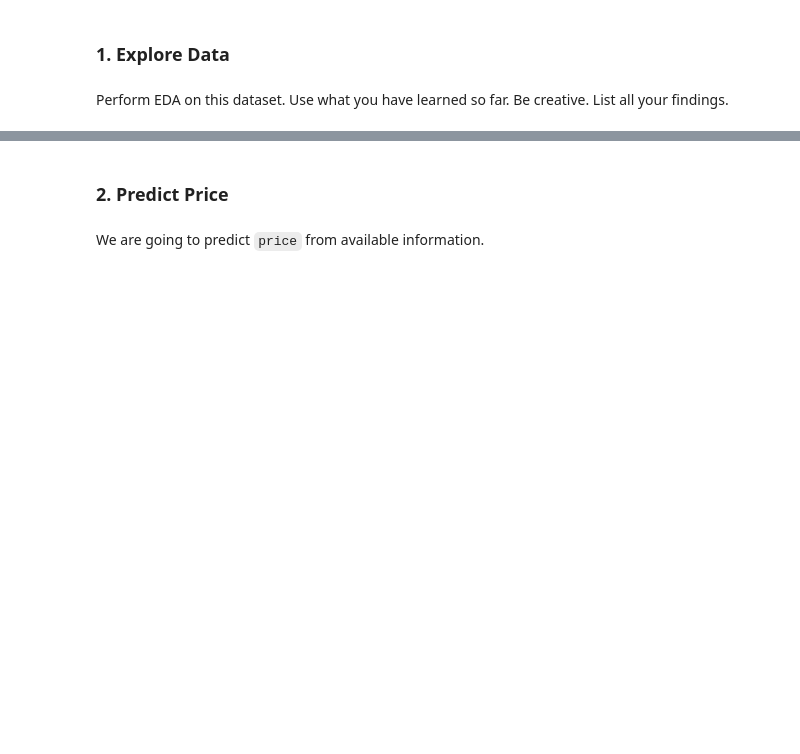
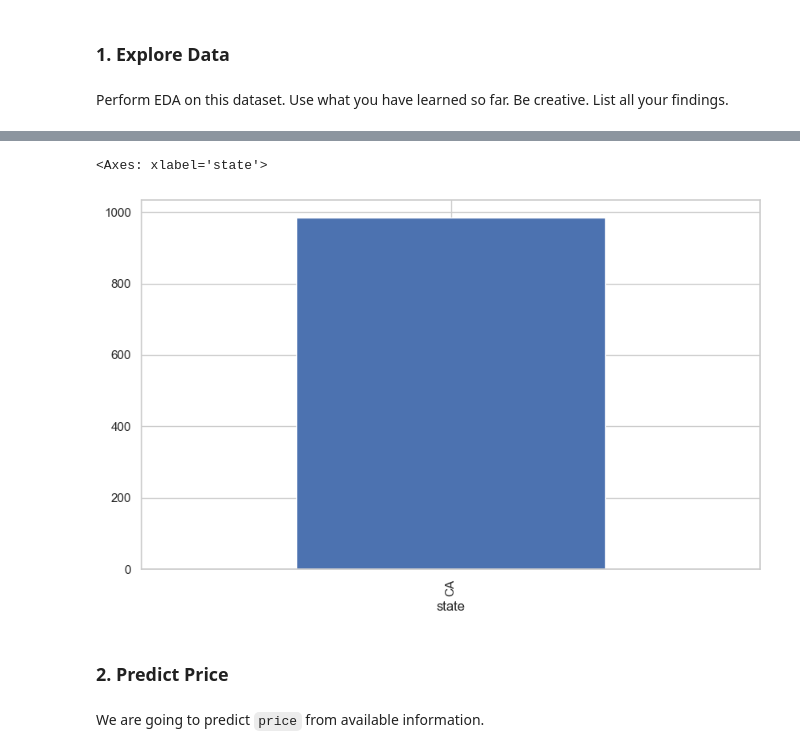
Before and after one commit to tien1807/IOD, a Jupyter notebook: Module 4/Lab 4/IOD_Lab 4.1.1.ipynb, the cells around one changed output, grey strips where cells are left out. Drawn from its saved outputs; the diff is of its cells as text; code cells hidden in the pictures; blank space fills up the shorter version.

```diff
--- a/Module 4/Lab 4/IOD_Lab 4.1.1.ipynb
+++ b/Module 4/Lab 4/IOD_Lab 4.1.1.ipynb
@@ -27,3 +114,10 @@ df=pd.read_csv(house_csv)
+# %%
+df.loc[df['beds'] == 0, 'type' ] = 'plot'
+# %%
+df['state'].value_counts().plot(kind='bar')
+# %% [output]
+<Axes: xlabel='state'>
+[figure, added]
 # %% [markdown]
 ### 2. Predict Price
 # %% [markdown]
```
Also changed, not shown: parts of 49 cells of this notebook, 6 other files.
